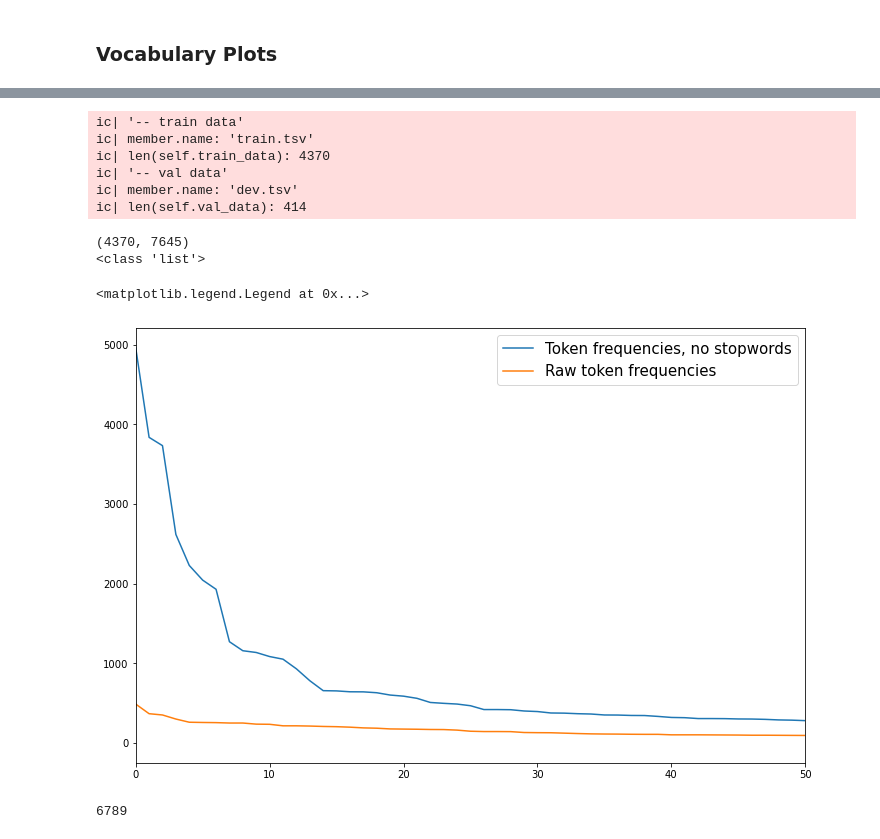
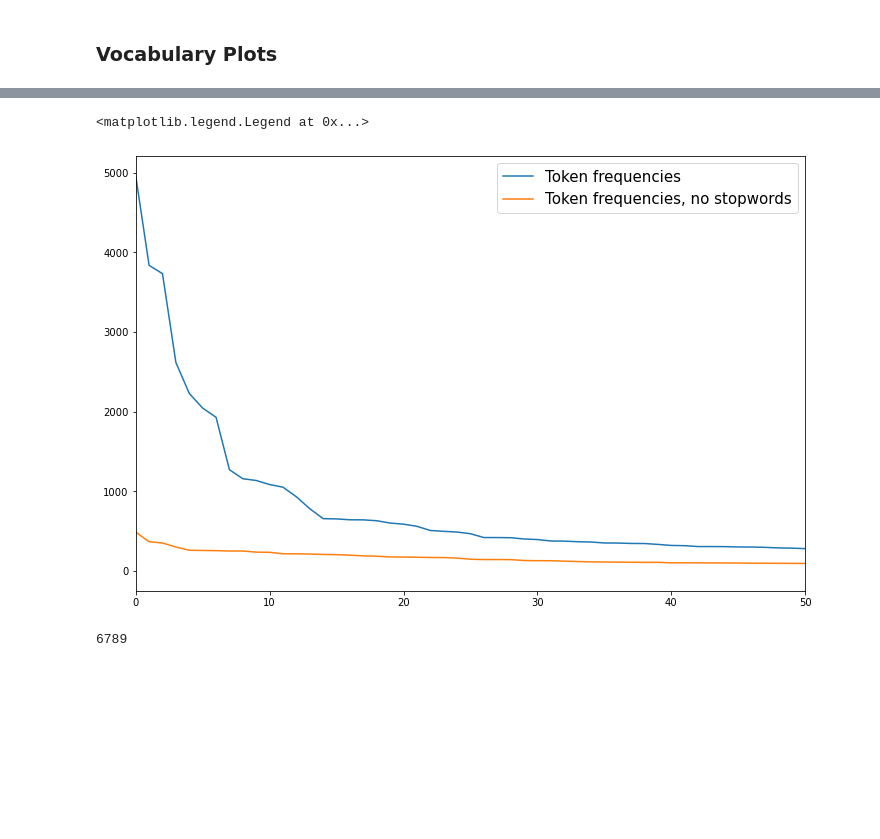
Before and after one commit to SamShowalter/CS272-NLP, a Jupyter notebook: hw1/hw1_experiments.ipynb, the cells around one changed output, grey strips where cells are left out. Cells and saved outputs as stored; diff of their text form; code cells hidden in the pictures; blank space fills up the shorter version.

Commit message:
new figure

```diff
--- a/hw1/hw1_experiments.ipynb
+++ b/hw1/hw1_experiments.ipynb
@@ -449,3 +449,17 @@ a3
   'sag': 0.4468599033816425}}
 # %% [markdown]
 ### Vocabulary Plots
+# %%
+speech = Data(fname)
+speech.count_vect = CountVectorizer(stop_words = "english")#, tokenizer = LemmaTokenizer())
+cv2 =CountVectorizer()#, tokenizer = LemmaTokenizer())
+matrix = speech.count_vect.fit_transform(speech.train_data)
+matrix2 = cv2.fit_transform(speech.train_data)
+print(matrix.shape)
+freqs = zip(speech.count_vect.get_feature_names(), matrix.sum(axis=0).tolist()[0])
+# sort from largest to smallest
+vocabulary_sorted = sorted(freqs, key=lambda x: -x[1])
+freqs2 = zip(cv2.get_feature_names(), matrix2.sum(axis=0).tolist()[0])
+# sort from largest to smallest
+vocabulary_sorted2 = sorted(freqs2, key=lambda x: -x[1])
+print(type(vocabulary_sorted))
@@ -452,42 +475,14 @@ a3
 # %%
 # Without stopwords
 import matplotlib.pyplot as plt
 plt.figure(figsize=(12,8))
-plt.plot(range(len(vocabulary_sorted)), [item[1] for item in vocabulary_sorted])
+plt.plot(range(len(vocabulary_sorted2)), [item[1] for item in vocabulary_sorted2], label = "Token frequencies")
+plt.plot(range(len(vocabulary_sorted)), [item[1] for item in vocabulary_sorted], label = "Token frequencies, no stopwords")
+plt.xlim(0,50)
+plt.legend(fontsize = 15)
+# %% [output]
+<matplotlib.legend.Legend at 0x...>
+[figure, added]
-# %%
-speech = Data(fname)
-speech.count_vect = CountVectorizer(stop_words = "english")#, tokenizer = LemmaTokenizer())
-cv2 =CountVectorizer()#, tokenizer = LemmaTokenizer())
-matrix = speech.count_vect.fit_transform(speech.train_data)
-matrix2 = cv2.fit_transform(speech.train_data)
-print(matrix.shape)
-freqs = zip(speech.count_vect.get_feature_names(), matrix.sum(axis=0).tolist()[0])
-# sort from largest to smallest
-vocabulary_sorted = sorted(freqs, key=lambda x: -x[1])
-freqs2 = zip(cv2.get_feature_names(), matrix2.sum(axis=0).tolist()[0])
-# sort from largest to smallest
-ocabulary_sorted2 = sorted(freqs2, key=lambda x: -x[1])
-print(type(vocabulary_sorted))
-# %% [output]
-ic| '-- train data'
-ic| member.name: 'train.tsv'
-ic| len(self.train_data): 4370
-ic| '-- val data'
-ic| member.name: 'dev.tsv'
-ic| len(self.val_data): 414
-(4370, 7645)
-<class 'list'>
-# %%
-# Without stopwords
-import matplotlib.pyplot as plt
-plt.figure(figsize=(12,8))
-plt.plot(range(len(vocabulary_sorted2)), [item[1] for item in vocabulary_sorted2], label = "Token frequencies, no stopwords")
-plt.plot(range(len(vocabulary_sorted)), [item[1] for item in vocabulary_sorted], label = "Raw token frequencies")
-plt.xlim(0,50)
-plt.legend(fontsize = 15)
-# %% [output]
-<matplotlib.legend.Legend at 0x...>
-[figure, removed]
 # %%
 from nltk.stem.wordnet import WordNetLemmatizer as lemmatizer
 lemmatizer = lemmatizer()
```
Also changed, not shown: parts of 1 cell of this notebook.
